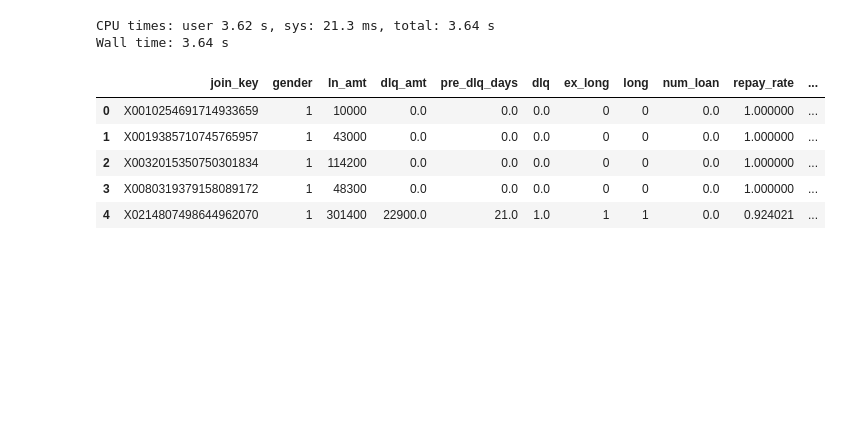
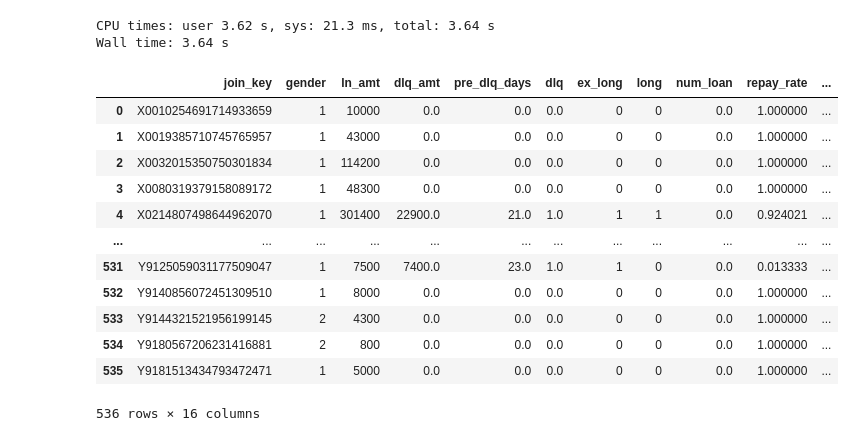
Before and after one commit to HyangGonJin/credb, a Jupyter notebook: [credb]Part1_preprocessing.ipynb, the cells around one changed output. Drawn from its saved outputs; the diff is of its cells as text; code cells hidden in the pictures; blank space fills up the shorter version.

```diff
--- a/[credb]Part1_preprocessing.ipynb
+++ b/[credb]Part1_preprocessing.ipynb
@@ -626,13 +626,20 @@ Wall time: 3.64 s
 df['age'] = pd.to_datetime(standard_year,format='%Y%m').year - df['bth_yr']
 df = df.drop(['bth_yr','num_overdue','dlq_count_2018'],axis=1)
 # %%
-df.head()
+df
 # %% [output]
 |  | join_key | gender | ln_amt | dlq_amt | pre_dlq_days | dlq | ex_long | long | num_loan | repay_rate | ... |
 | 0 | X0010254691714933659 | 1 | 10000 | 0.0 | 0.0 | 0.0 | 0 | 0 | 0.0 | 1.000000 | ... |
 | 1 | X0019385710745765957 | 1 | 43000 | 0.0 | 0.0 | 0.0 | 0 | 0 | 0.0 | 1.000000 | ... |
 | 2 | X0032015350750301834 | 1 | 114200 | 0.0 | 0.0 | 0.0 | 0 | 0 | 0.0 | 1.000000 | ... |
 | 3 | X0080319379158089172 | 1 | 48300 | 0.0 | 0.0 | 0.0 | 0 | 0 | 0.0 | 1.000000 | ... |
 | 4 | X0214807498644962070 | 1 | 301400 | 22900.0 | 21.0 | 1.0 | 1 | 1 | 0.0 | 0.924021 | ... |
+| ... | ... | ... | ... | ... | ... | ... | ... | ... | ... | ... | ... |
+| 531 | Y9125059031177509047 | 1 | 7500 | 7400.0 | 23.0 | 1.0 | 1 | 0 | 0.0 | 0.013333 | ... |
+| 532 | Y9140856072451309510 | 1 | 8000 | 0.0 | 0.0 | 0.0 | 0 | 0 | 0.0 | 1.000000 | ... |
+| 533 | Y9144321521956199145 | 2 | 4300 | 0.0 | 0.0 | 0.0 | 0 | 0 | 0.0 | 1.000000 | ... |
+| 534 | Y9180567206231416881 | 2 | 800 | 0.0 | 0.0 | 0.0 | 0 | 0 | 0.0 | 1.000000 | ... |
+| 535 | Y9181513434793472471 | 1 | 5000 | 0.0 | 0.0 | 0.0 | 0 | 0 | 0.0 | 1.000000 | ... |
+536 rows × 16 columns
 # %%
 df.to_csv("./credb/credb.csv",index=False)
```
